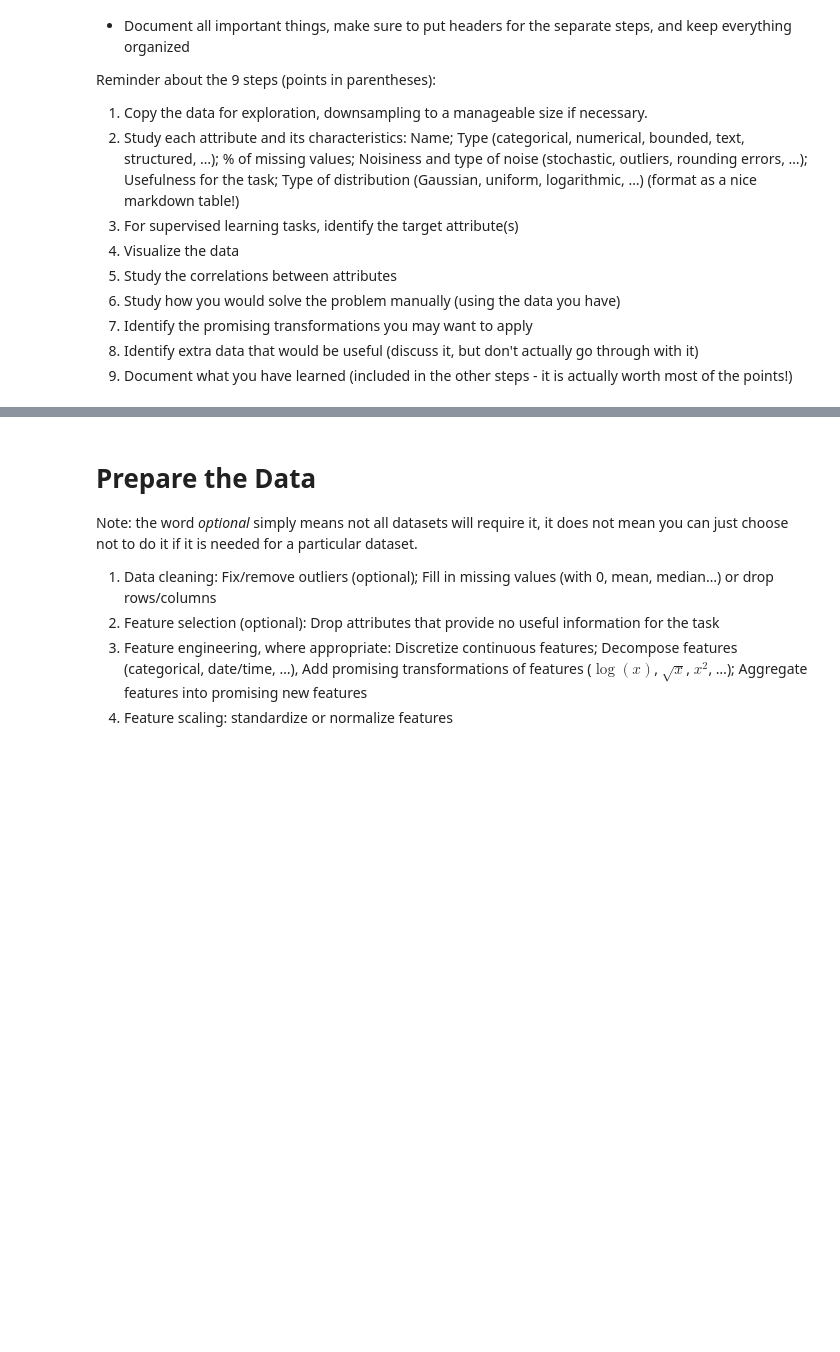
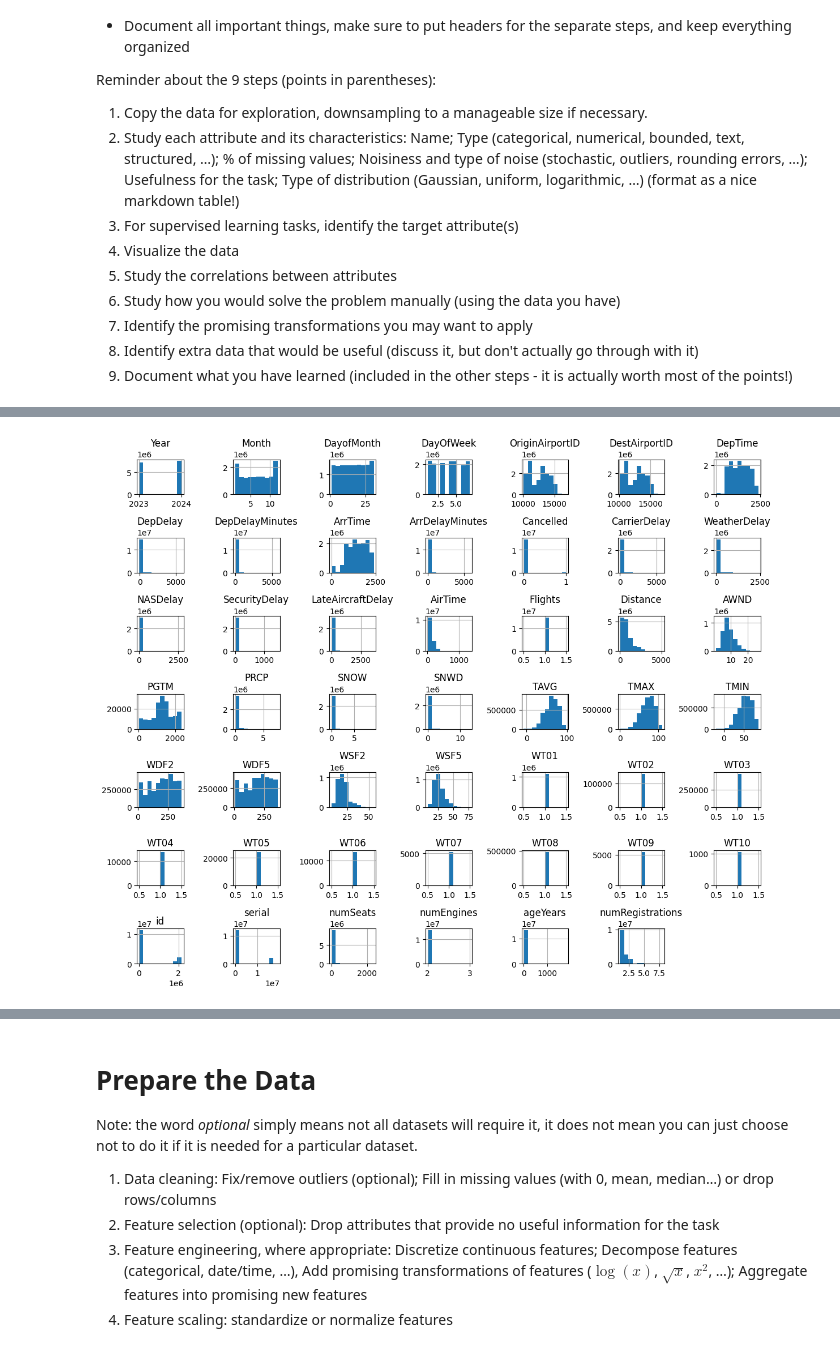
Before and after one commit to jyounes23/flight-delay-predictor, a Jupyter notebook: Delayed.ipynb, the cells around one changed output, grey strips where cells are left out. Saved outputs shown, nothing was run; the diff lists cells and outputs as text; code cells hidden in the pictures; blank space fills up the shorter version.

Commit message:
Data visualization

```diff
--- a/Delayed.ipynb
+++ b/Delayed.ipynb
@@ -223,0 +265,8 @@ Reminder about the 9 steps (points in parentheses):
+# %%
+# Plot histograms for all numerical columns
+numerical_columns = data.select_dtypes(include=['float64', 'int64']).columns
+data[numerical_columns].hist(figsize=(12, 10))
+plt.tight_layout()
+plt.show()
+# %% [output]
+[figure, added]
```
Also changed, not shown: parts of 5 cells of this notebook.
